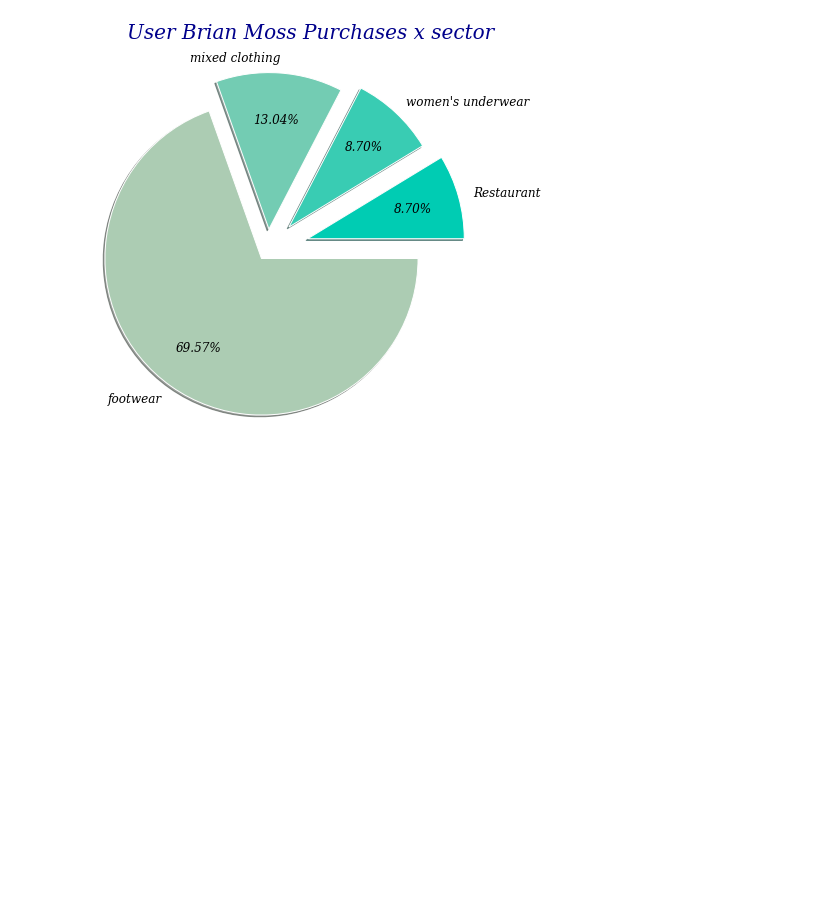
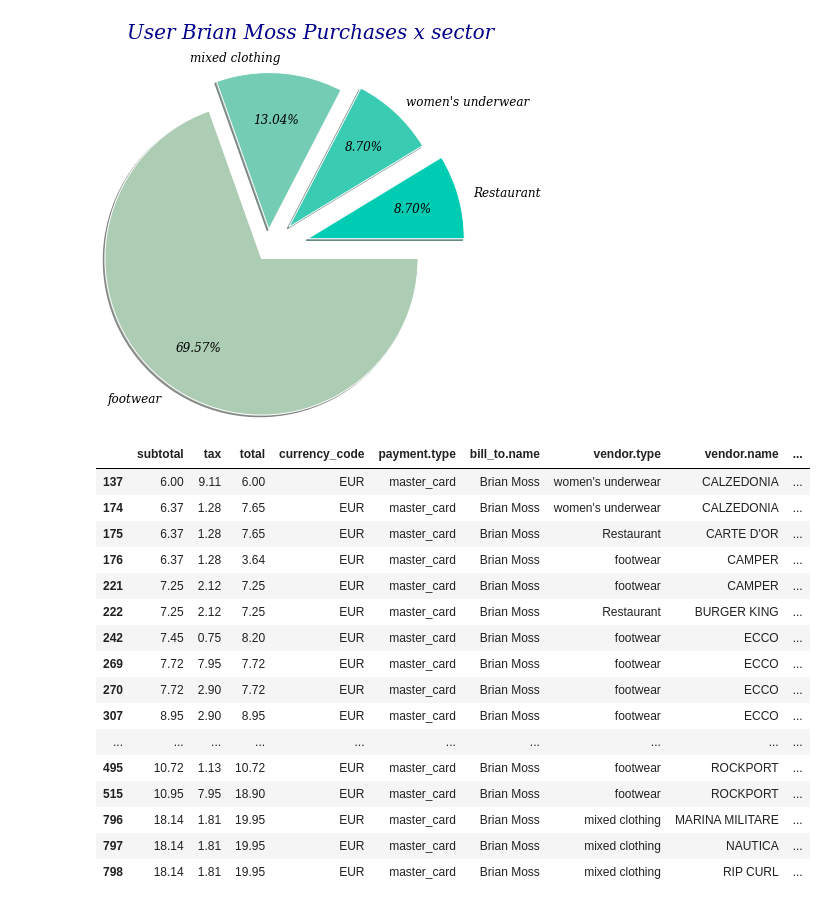
Before and after one commit to viladehack/DataScience, a Jupyter notebook: Graficas_Javi.ipynb, the cells around one changed output. Saved outputs shown, nothing was run; the diff lists cells and outputs as text; code cells hidden in the pictures; blank space fills up the shorter version.

```diff
--- a/Graficas_Javi.ipynb
+++ b/Graficas_Javi.ipynb
@@ -278,3 +278,24 @@ ax.set_title("User Brian Moss Purchases x sector", x= 0.7, y=1.45, pad=5,fontdic
 # %% [output]
 Text(0.7, 1.45, 'User Brian Moss Purchases x sector')
 [figure]
+# %%
+df_ticketsBM = df_tickets[df_tickets['bill_to.name'] == 'Brian Moss']
+df_ticketsBM
+# %% [output]
+|  | subtotal | tax | total | currency_code | payment.type | bill_to.name | vendor.type | vendor.name | ... |
+| 137 | 6.00 | 9.11 | 6.00 | EUR | master_card | Brian Moss | women's underwear | CALZEDONIA | ... |
+| 174 | 6.37 | 1.28 | 7.65 | EUR | master_card | Brian Moss | women's underwear | CALZEDONIA | ... |
+| 175 | 6.37 | 1.28 | 7.65 | EUR | master_card | Brian Moss | Restaurant | CARTE D'OR | ... |
+| 176 | 6.37 | 1.28 | 3.64 | EUR | master_card | Brian Moss | footwear | CAMPER | ... |
+| 221 | 7.25 | 2.12 | 7.25 | EUR | master_card | Brian Moss | footwear | CAMPER | ... |
+| 222 | 7.25 | 2.12 | 7.25 | EUR | master_card | Brian Moss | Restaurant | BURGER KING | ... |
+| 242 | 7.45 | 0.75 | 8.20 | EUR | master_card | Brian Moss | footwear | ECCO | ... |
+| 269 | 7.72 | 7.95 | 7.72 | EUR | master_card | Brian Moss | footwear | ECCO | ... |
+| 270 | 7.72 | 2.90 | 7.72 | EUR | master_card | Brian Moss | footwear | ECCO | ... |
+| 307 | 8.95 | 2.90 | 8.95 | EUR | master_card | Brian Moss | footwear | ECCO | ... |
+| ... | ... | ... | ... | ... | ... | ... | ... | ... | ... |
+| 495 | 10.72 | 1.13 | 10.72 | EUR | master_card | Brian Moss | footwear | ROCKPORT | ... |
+| 515 | 10.95 | 7.95 | 18.90 | EUR | master_card | Brian Moss | footwear | ROCKPORT | ... |
+| 796 | 18.14 | 1.81 | 19.95 | EUR | master_card | Brian Moss | mixed clothing | MARINA MILITARE | ... |
+| 797 | 18.14 | 1.81 | 19.95 | EUR | master_card | Brian Moss | mixed clothing | NAUTICA | ... |
+| 798 | 18.14 | 1.81 | 19.95 | EUR | master_card | Brian Moss | mixed clothing | RIP CURL | ... |
```
Also changed, not shown: parts of 5 cells of this notebook.
